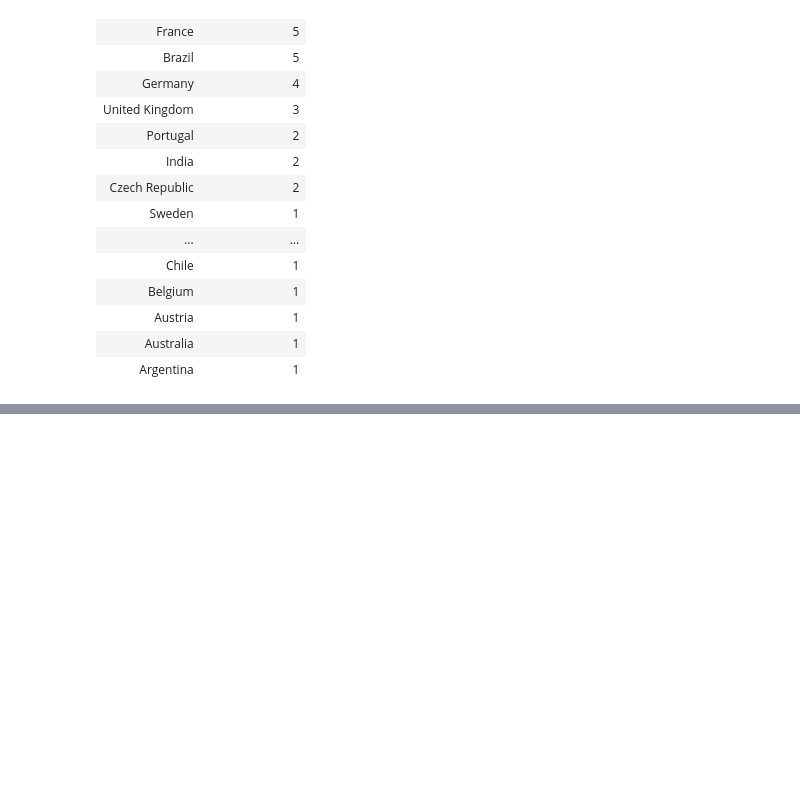
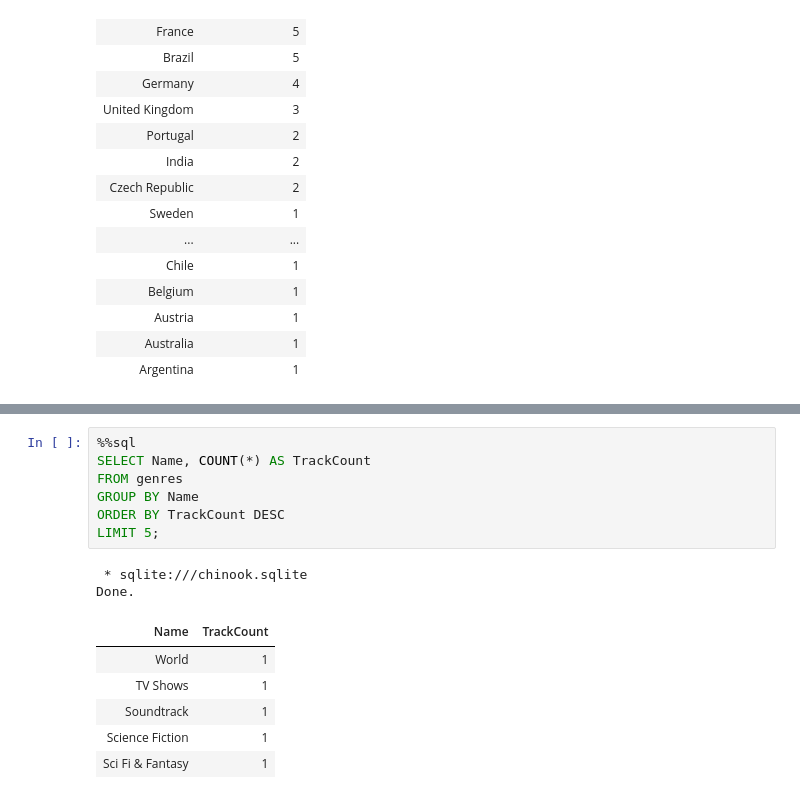
Before and after one commit to ShreyaSreeram/datasci_223, a Jupyter notebook: exercises/3-sql-queries/exercise.ipynb, the cells around one changed output, grey strips where cells are left out. Drawn from its saved outputs; the diff is of its cells as text; blank space fills up the shorter version.

```diff
--- a/exercises/3-sql-queries/exercise.ipynb
+++ b/exercises/3-sql-queries/exercise.ipynb
@@ -140,0 +165,16 @@ Done.
+# %%
+%%sql
+SELECT Name, COUNT(*) AS TrackCount
+FROM genres
+GROUP BY Name
+ORDER BY TrackCount DESC
+LIMIT 5;
+# %% [output]
+ * sqlite:///chinook.sqlite
+Done.
+| Name | TrackCount |
+| World | 1 |
+| TV Shows | 1 |
+| Soundtrack | 1 |
+| Science Fiction | 1 |
+| Sci Fi & Fantasy | 1 |
```
Also changed, not shown: parts of 1 cell of this notebook.
